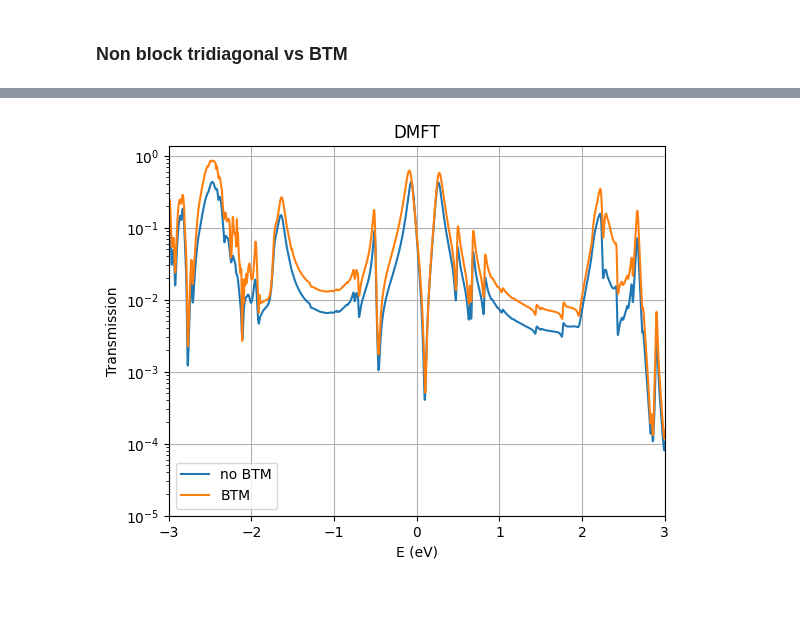
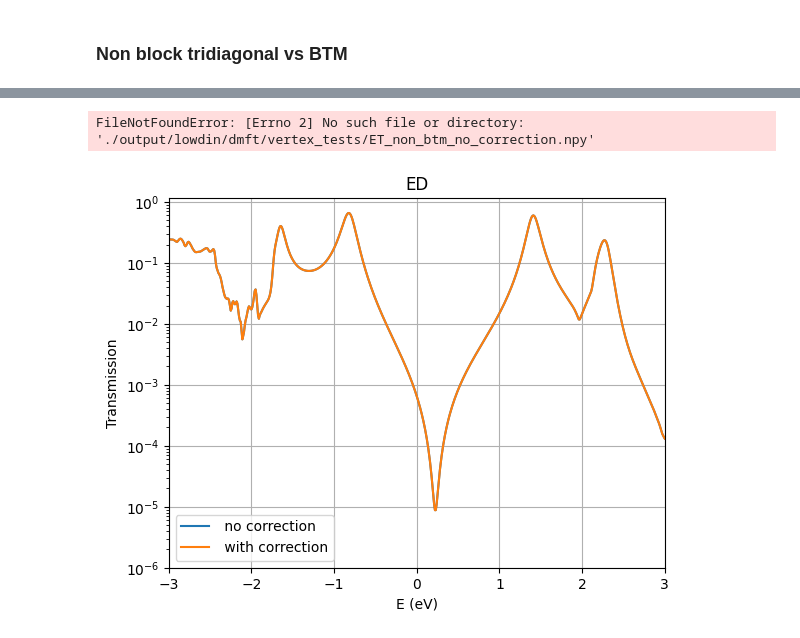
Before and after one commit to aj0337/qtpyt-tests, a Jupyter notebook: pentadienyl/production_run/analysis.ipynb, the cells around one changed output, grey strips where cells are left out. Saved outputs shown, nothing was run; the diff lists cells and outputs as text; code cells hidden in the pictures; blank space fills up the shorter version.

```diff
--- a/pentadienyl/production_run/analysis.ipynb
+++ b/pentadienyl/production_run/analysis.ipynb
@@ -318,8 +304,8 @@ plt.show()
 # %%
 E, T_btm = np.load("./output/lowdin/dmft/non_spin/ET.npy")
 _, T_non_btm = np.load("./output/lowdin/dmft/vertex_tests/ET_non_btm_no_correction.npy")
-plt.plot(E, T_btm, label='no BTM')
-plt.plot(E, T_non_btm, label='BTM')
+plt.plot(E, T_btm, label='BTM')
+plt.plot(E, T_non_btm, label='no BTM')
 plt.yscale('log')
 plt.xlabel("E (eV)")
 plt.ylabel("Transmission")
@@ -330,4 +316,22 @@ plt.ylim(bottom=1e-5)
 plt.legend()
 plt.show()
 # %% [output]
-[figure, removed]
+FileNotFoundError: [Errno 2] No such file or directory: './output/lowdin/dmft/vertex_tests/ET_non_btm_no_correction.npy'
+# %%
+E, T_btm = np.load("./output/lowdin/ed/vertex_tests/ET_btm_no_correction.npy")
+_, T_non_btm = np.load("./output/lowdin/ed/vertex_tests/ET_non_btm_no_correction.npy")
+_, T_non_btm_correction = np.load("./output/lowdin/ed/vertex_tests/ET_non_btm_with_correction.npy")
+# plt.plot(E, T_btm, label='BTM no correction')
+plt.plot(E, T_non_btm, label=' no correction')
+plt.plot(E, T_non_btm_correction, label=' with correction')
+plt.yscale('log')
+plt.xlabel("E (eV)")
+plt.ylabel("Transmission")
+plt.title("ED")
+plt.xlim(-3, 3)
+plt.grid(True)
+plt.ylim(bottom=1e-6)
+plt.legend()
+plt.show()
+# %% [output]
+[figure, added]
```
Also changed, not shown: parts of 10 cells of this notebook, 8 other files.
